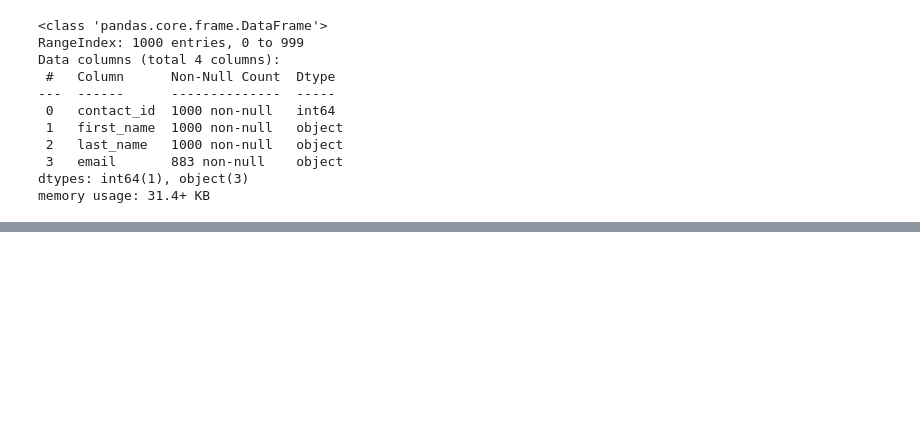
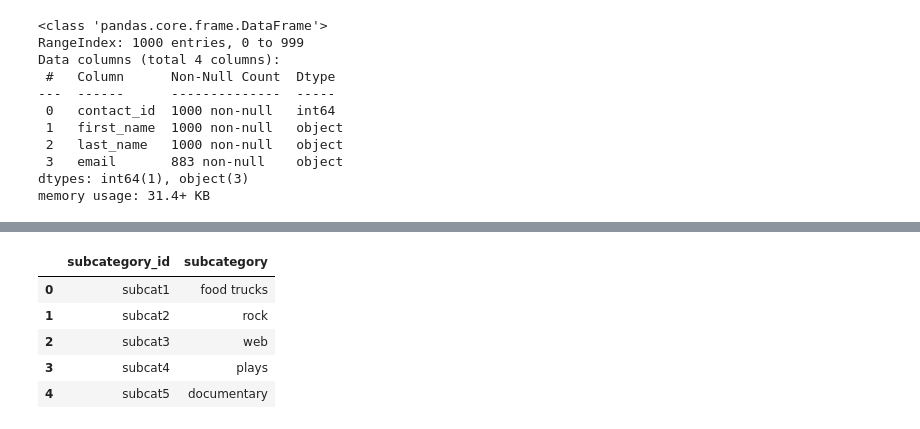
Before and after one commit to vinayvattipally-22/Crowdfunding_ELT, a Jupyter notebook: ETL_Mini_Project_AJTV_HZBV.ipynb, the cells around one changed output, grey strips where cells are left out. Saved outputs shown, nothing was run; the diff lists cells and outputs as text; code cells hidden in the pictures; blank space fills up the shorter version.

```diff
--- a/ETL_Mini_Project_AJTV_HZBV.ipynb
+++ b/ETL_Mini_Project_AJTV_HZBV.ipynb
@@ -552,0 +625,10 @@ contacts_df_clean.to_csv("Resources/contacts.csv", encoding='utf8', index=False)
+# %%
+# display the first 5 rows of subcategory table
+pd.read_sql_query('select * from subcategory', con=engine).head()
+# %% [output]
+|  | subcategory_id | subcategory |
+| 0 | subcat1 | food trucks |
+| 1 | subcat2 | rock |
+| 2 | subcat3 | web |
+| 3 | subcat4 | plays |
+| 4 | subcat5 | documentary |
```
Also changed, not shown: parts of 8 cells of this notebook, 2 other files.
